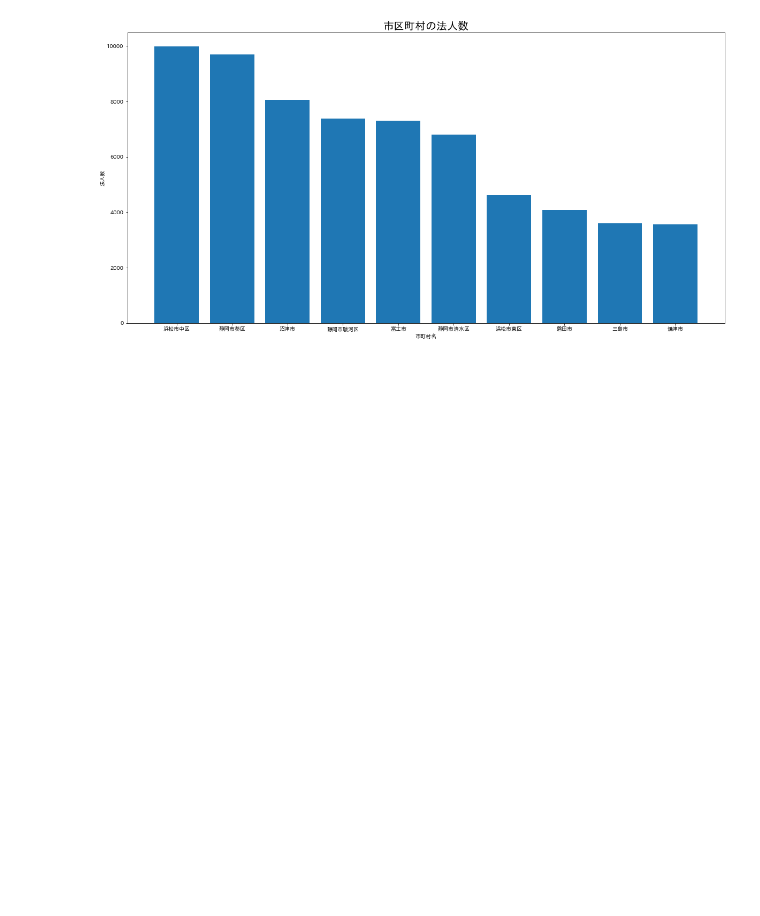
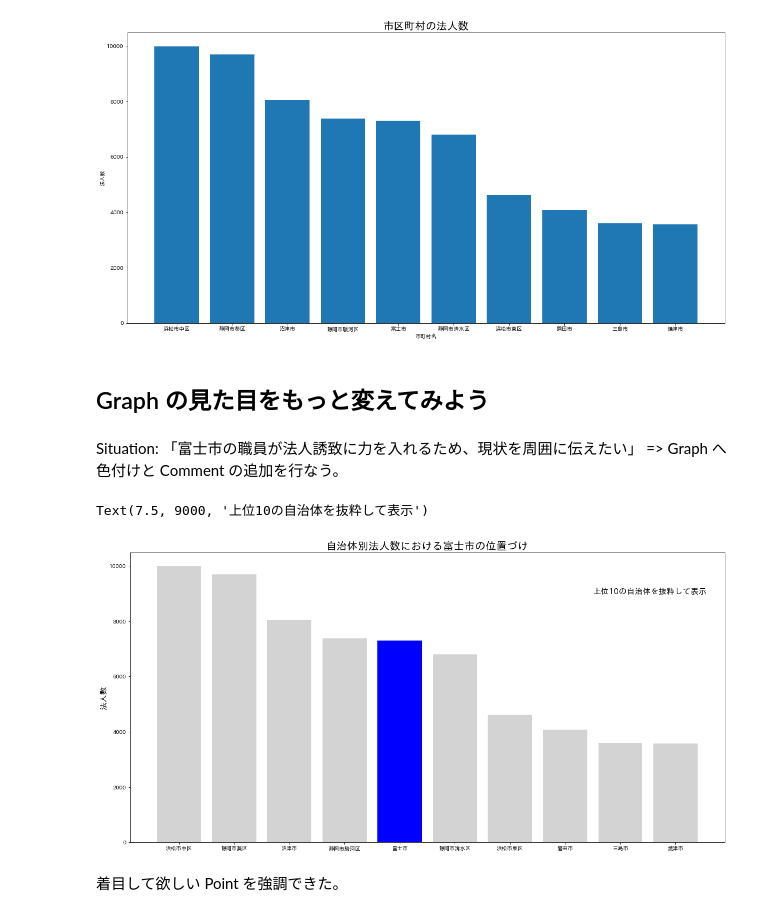
Before and after one commit to 1024xx4/100_Data_processing--visualization, a Jupyter notebook: structured_data.ipynb, the cells around one changed output. Drawn from its saved outputs; the diff is of its cells as text; code cells hidden in the pictures; blank space fills up the shorter version.

Commit message:
Visualize: Graph の見た目をもっと変えてみよう#1

```diff
--- a/structured_data.ipynb
+++ b/structured_data.ipynb
@@ -1061,3 +1061,24 @@ plt.ylabel('法人数') # y軸の Label を設定
 # %% [output]
 Text(0, 0.5, '法人数')
 [figure]
+# %% [markdown]
+## Graph の見た目をもっと変えてみよう
+# %% [markdown]
+Situation: 「富士市の職員が法人誘致に力を入れるため、現状を周囲に伝えたい」
+=> Graph へ色付けと Comment の追加を行なう。
+# %%
+tmp.sort_values(inplace=True, ascending=False)  # Data を降順に設定
+tmp = tmp[:10]  # Data の先頭10件を抽出
+x = tmp.index  # x軸に変数を設定
+y = tmp.values  # y軸に値を設定
+fig, ax = plt.subplots(figsize=(20, 10))  # subplots() を使って fig に Figure object, ax に Axes(軸) object を格納。figsize=で表示Size は指定
+bar_list = ax.bar(x, y, color='lightgray')  # x, y軸の値を縦棒Graphに設定、棒の色を Light gray に設定し、ひとつひとつの棒を bar_list に格納
+bar_list[4].set_color('blue')  # bar_list に格納されている５つ目の棒に青色を設定
+ax.set_title('自治体別法人数における富士市の位置づけ', fontsize=20)  # Title を設定。※Axes に Title を設定する場合は set_title() を使用する必要あり。
+ax.set_ylabel('法人数', fontsize=15)  # y軸の Label を設定。※ Axes に Label を設定する場合は、set_label() を使用する必要あり。
+ax.text(7.5, 9000, '上位10の自治体を抜粋して表示', fontsize=15)  # Comment を設定 ※第１引数: x 軸の位置, 第２引数: y軸の位置, 第３引数: Comment の内容, fontsize=引数で文字Size を指定。
+# %% [output]
+Text(7.5, 9000, '上位10の自治体を抜粋して表示')
+[figure, added]
+# %% [markdown]
+着目して欲しい Point を強調できた。
```
